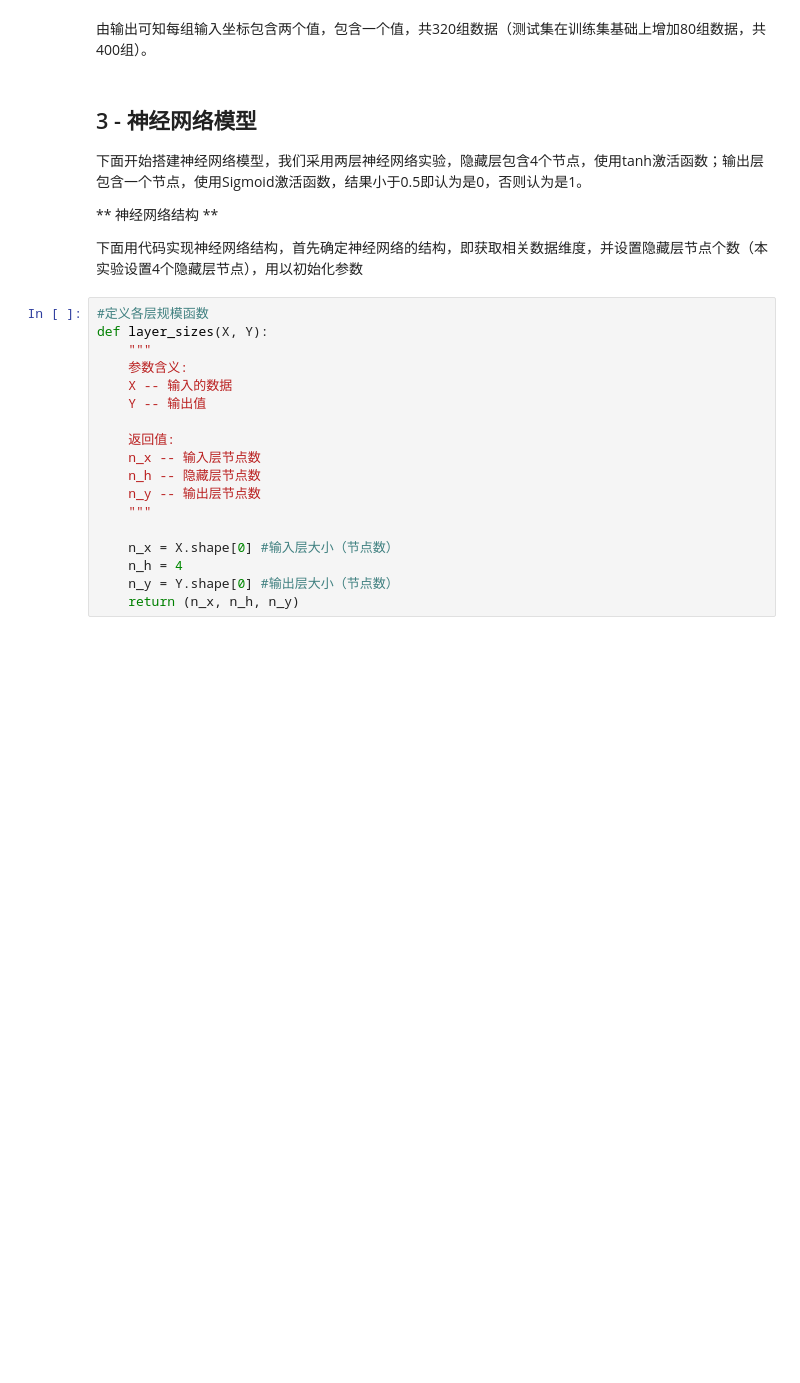
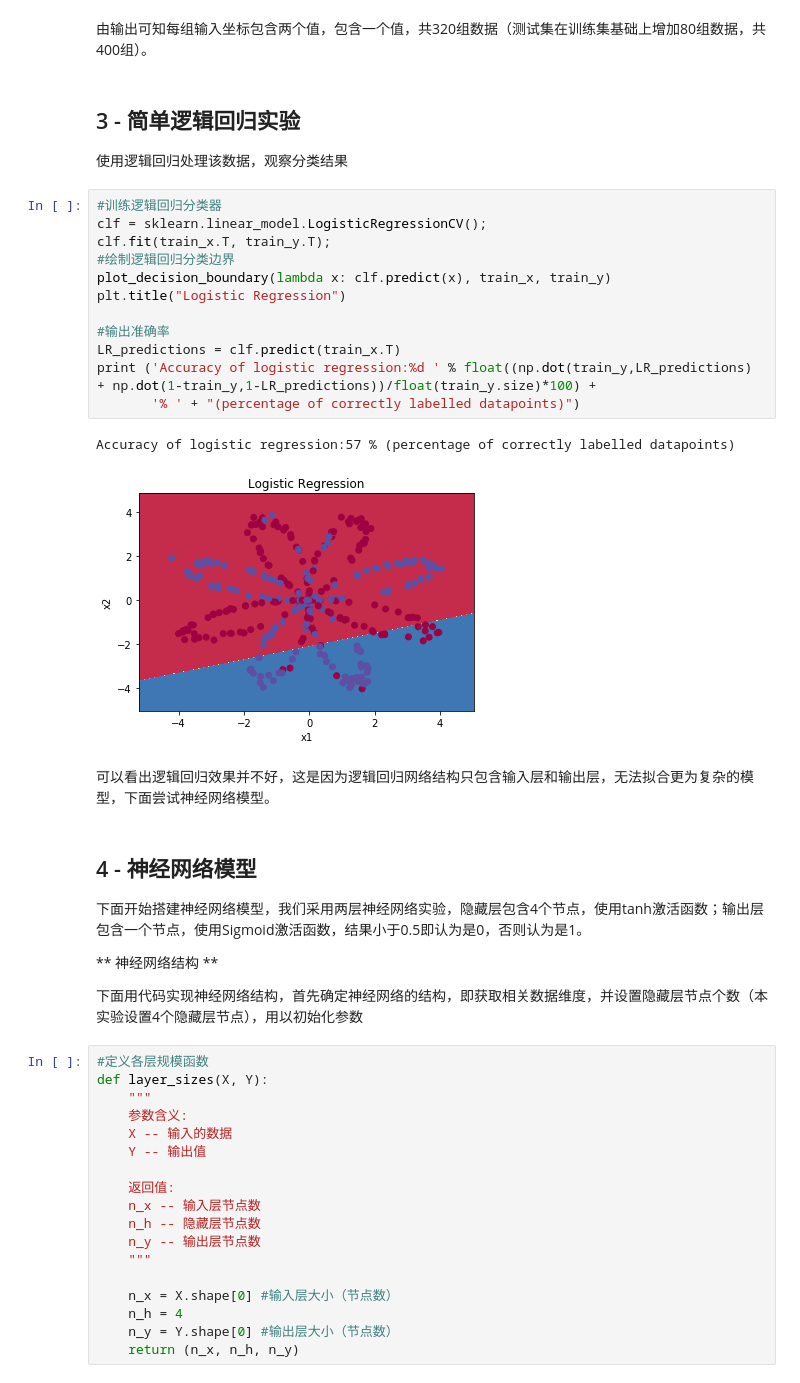
Before and after one commit to BaiduOSS/DeepLearningAndPaddleTutorial, a Jupyter notebook: jupyter/4.shallow_neural_network/nn_numpy.ipynb, the cells around one changed output. Saved outputs shown, nothing was run; the diff lists cells and outputs as text; blank space fills up the shorter version.

```diff
--- a/jupyter/4.shallow_neural_network/nn_numpy.ipynb
+++ b/jupyter/4.shallow_neural_network/nn_numpy.ipynb
@@ -53,8 +54,29 @@ The shape of X is: (2, 320)
 The shape of Y is: (1, 320)
 # %% [markdown]
 由输出可知每组输入坐标包含两个值，包含一个值，共320组数据（测试集在训练集基础上增加80组数据，共400组）。
+# %% [markdown]
+## 3 - 简单逻辑回归实验
+
+使用逻辑回归处理该数据，观察分类结果
+# %%
+#训练逻辑回归分类器
+clf = sklearn.linear_model.LogisticRegressionCV();
+clf.fit(train_x.T, train_y.T);
+#绘制逻辑回归分类边界
+plot_decision_boundary(lambda x: clf.predict(x), train_x, train_y)
+plt.title("Logistic Regression")
+
+#输出准确率
+LR_predictions = clf.predict(train_x.T)
+print ('Accuracy of logistic regression:%d ' % float((np.dot(train_y,LR_predictions) + np.dot(1-train_y,1-LR_predictions))/float(train_y.size)*100) +
+       '% ' + "(percentage of correctly labelled datapoints)")
+# %% [output]
+Accuracy of logistic regression:57 % (percentage of correctly labelled datapoints)
+[figure, added]
+# %% [markdown]
+可以看出逻辑回归效果并不好，这是因为逻辑回归网络结构只包含输入层和输出层，无法拟合更为复杂的模型，下面尝试神经网络模型。
 # %% [markdown]
-## 3 - 神经网络模型
+## 4 - 神经网络模型
 
 下面开始搭建神经网络模型，我们采用两层神经网络实验，隐藏层包含4个节点，使用tanh激活函数；输出层包含一个节点，使用Sigmoid激活函数，结果小于0.5即认为是0，否则认为是1。
 
```
Also changed, not shown: parts of 2 cells of this notebook, 33 other files.
